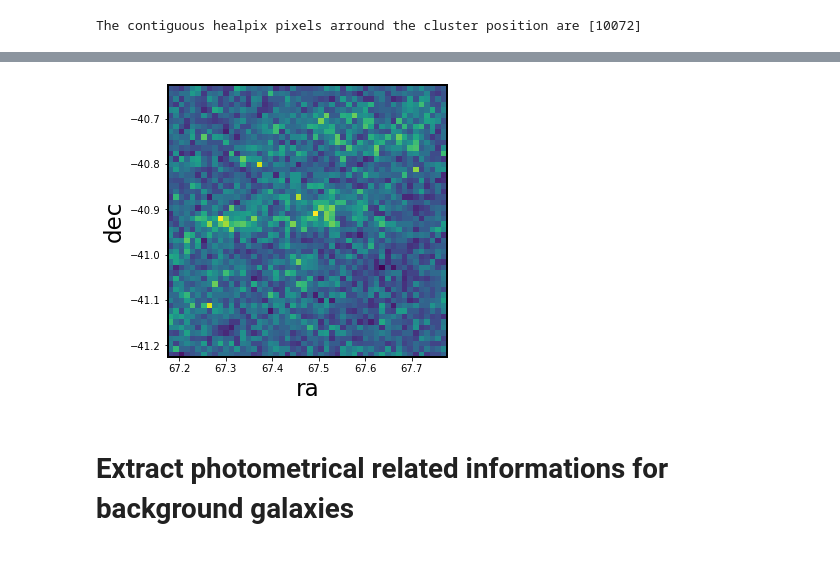
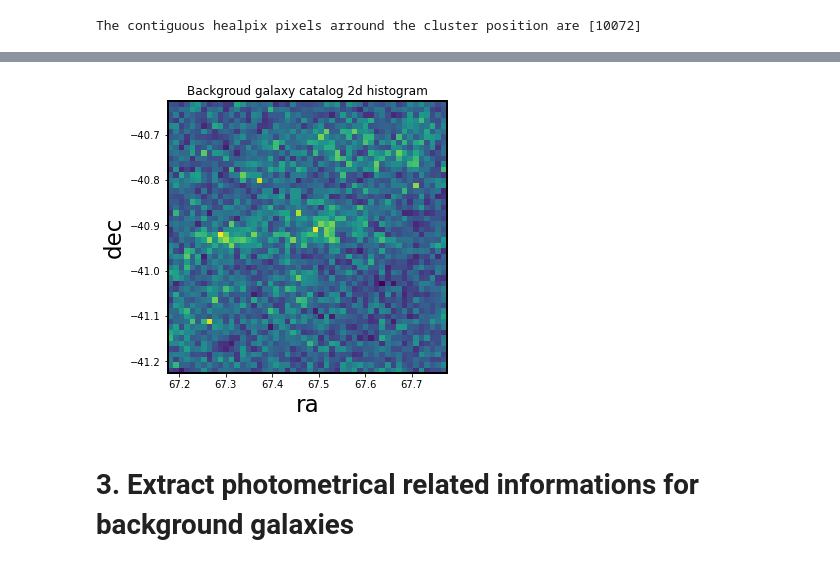
Before and after one commit to LSSTDESC/DC2_CL_PZ, a Jupyter notebook: Example_compute_deltasigma_with_photozs.ipynb, the cells around one changed output, grey strips where cells are left out. Saved outputs shown, nothing was run; the diff lists cells and outputs as text; code cells hidden in the pictures.

```diff
--- a/Example_compute_deltasigma_with_photozs.ipynb
+++ b/Example_compute_deltasigma_with_photozs.ipynb
@@ -112,15 +128,16 @@ gal_cat['e2'] = clmm.utils.compute_lensed_ellipticity(gal_cat['ellipticity_1_tru
 # %%
 plt.figure(figsize = (5,5))
 plt.rcParams['axes.linewidth'] = 2
 plt.hist2d(gal_cat['ra'], gal_cat['dec'], cmin = 1, bins = [50, 50])
 plt.xlabel('ra', fontsize = 23)
 plt.ylabel('dec', fontsize = 23)
+plt.title('Backgroud galaxy catalog 2d histogram')
 plt.show()
 # %% [output]
-[figure, old version]
+[figure, new version]
 # %%
 gal_cat['z'] = gal_cat['redshift']
 # %%
 gal_cat = Table(gal_cat)
 # %% [markdown]
-# Extract photometrical related informations for background galaxies
+# 3. Extract photometrical related informations for background galaxies
```
Also changed, not shown: parts of 40 cells of this notebook.
